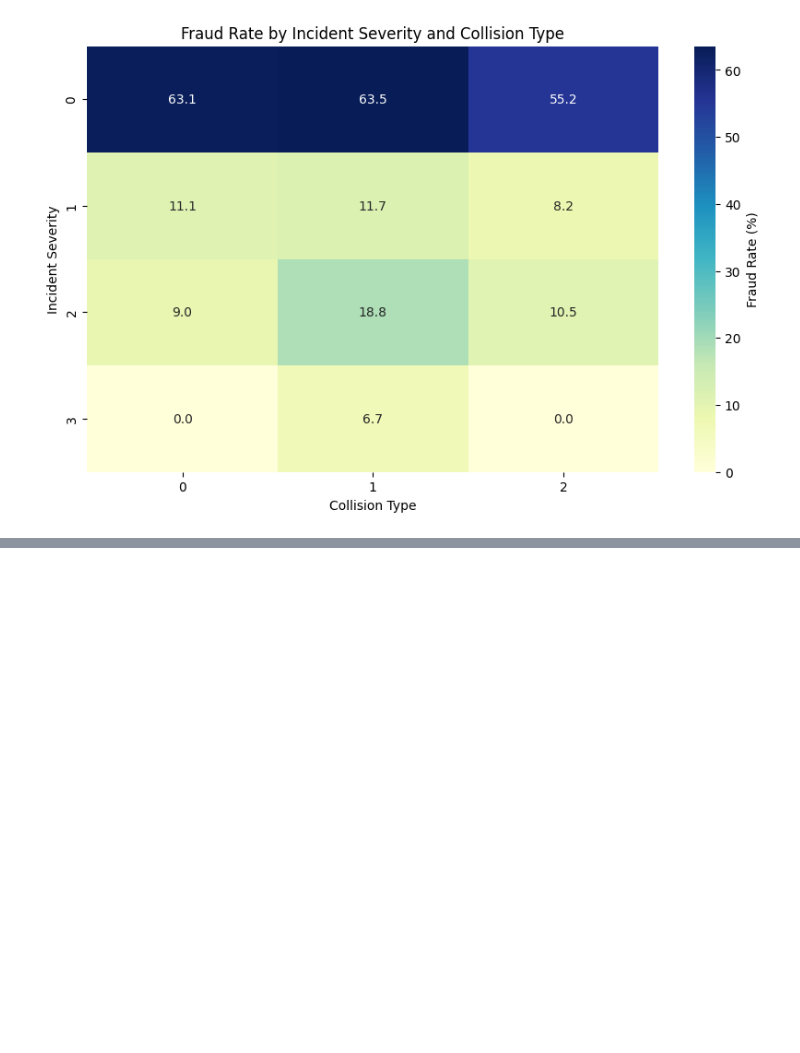
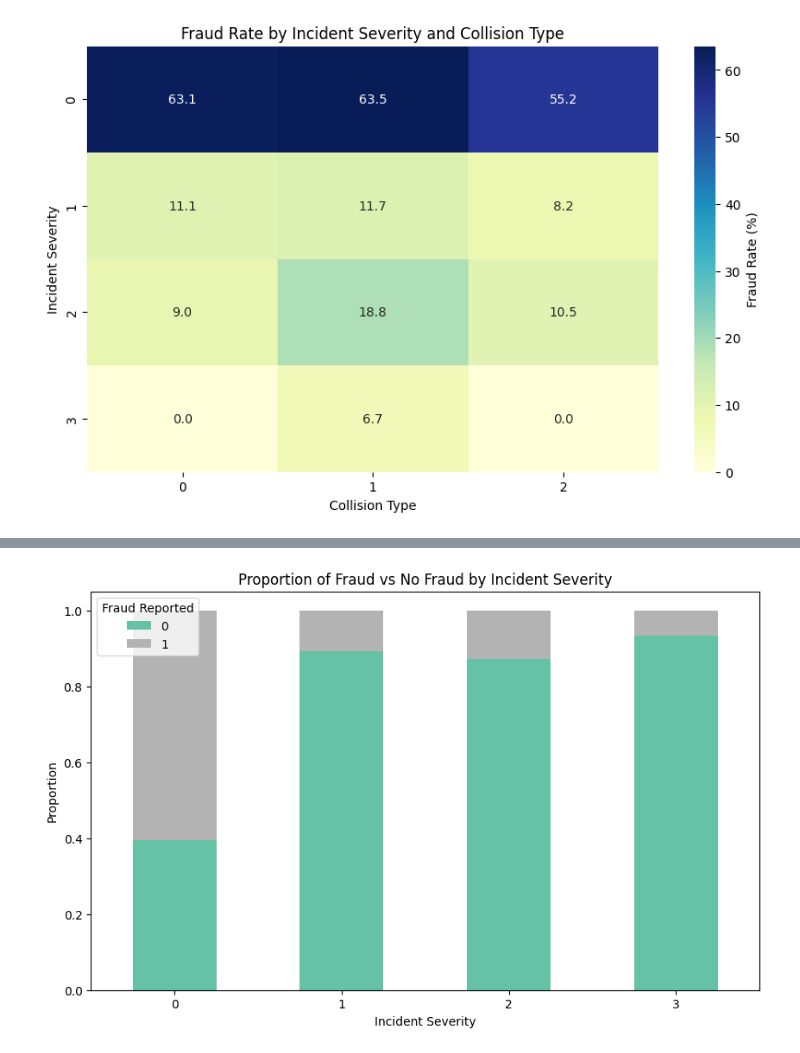
Before and after one commit to soplima/Automobile-Insurance-Claim-Prediction, a Jupyter notebook: InsuranceClaimAnalysis.ipynb, the cells around one changed output, grey strips where cells are left out. Cells and saved outputs as stored; diff of their text form; code cells hidden in the pictures; blank space fills up the shorter version.

Commit message:
getting data

```diff
--- a/InsuranceClaimAnalysis.ipynb
+++ b/InsuranceClaimAnalysis.ipynb
@@ -896,0 +1032,14 @@ plt.show()
+# %%
+# Calculate the proportion of fraud by incident severity
+fraud_proportion = data.groupby('incident_severity')['fraud_reported'].value_counts(normalize=True).unstack(fill_value=0)
+
+# Plotting the fraud proportions by incident severity with a valid colormap
+fraud_proportion.plot(kind='bar', stacked=True, figsize=(10, 6), colormap='Set2')
+plt.title('Proportion of Fraud vs No Fraud by Incident Severity')
+plt.xlabel('Incident Severity')
+plt.ylabel('Proportion')
+plt.xticks(rotation=0)
+plt.legend(title='Fraud Reported')
+plt.show()
+# %% [output]
+[figure, added]
```
Also changed, not shown: parts of 7 cells of this notebook.
